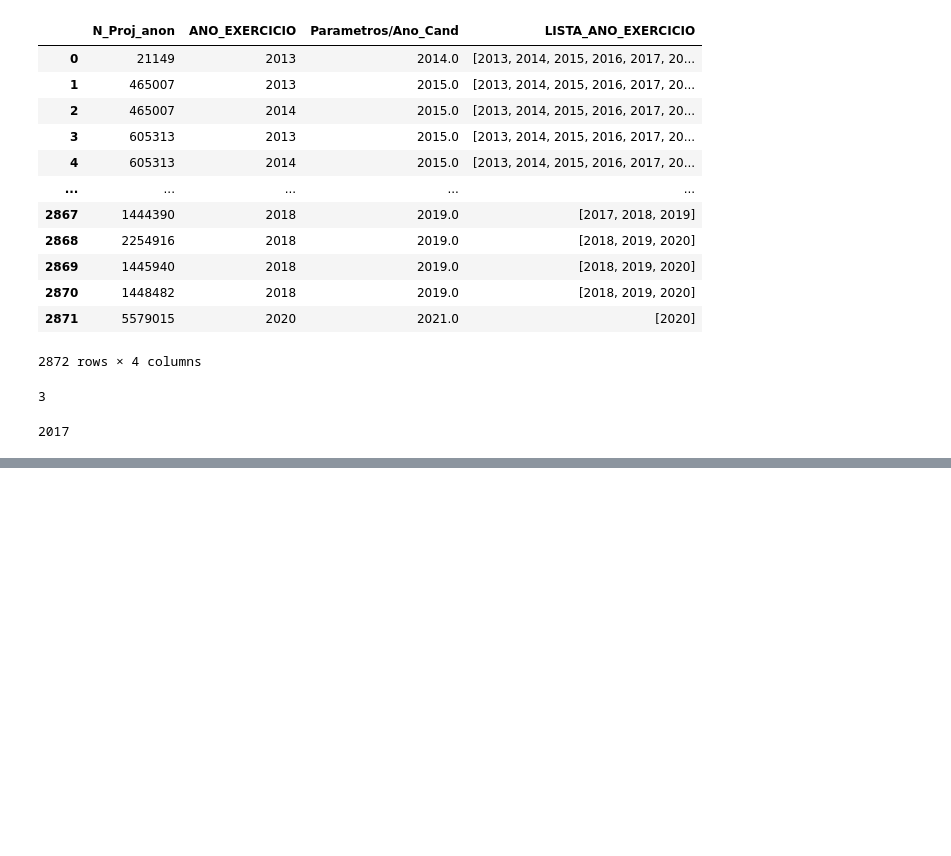
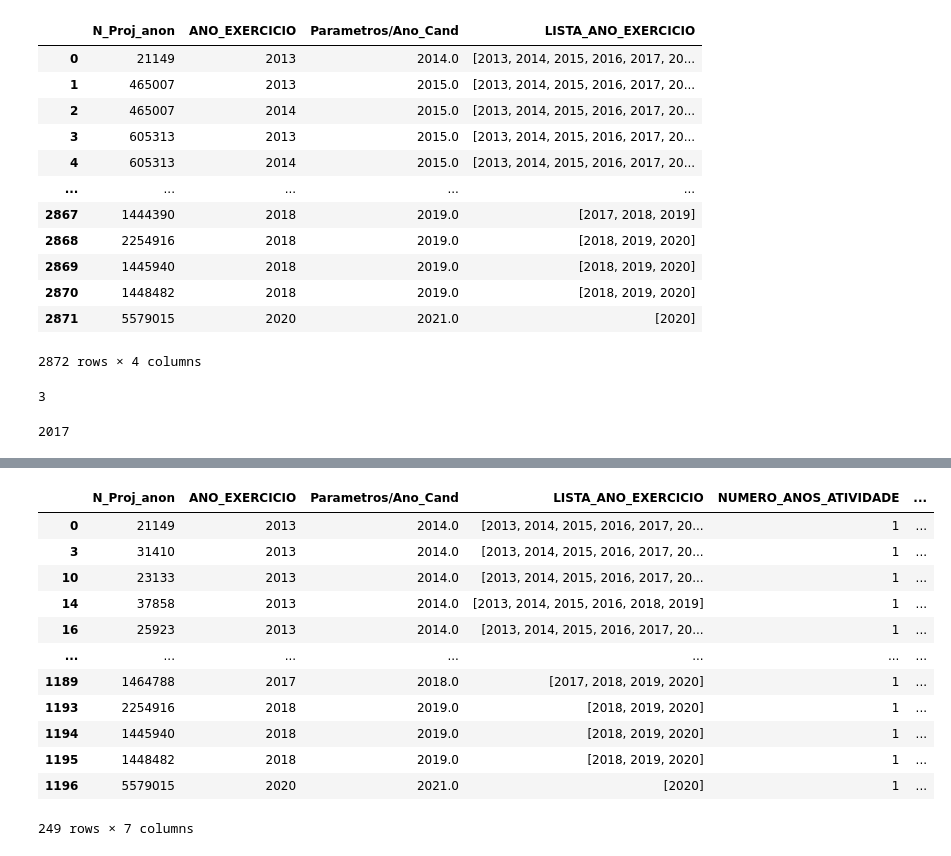
Before and after one commit to AfonsoMiao/ML_Project, a Jupyter notebook: Extract_Data_Code/non_filtered_projects_dataset/filter_all_projects_final_dataset.ipynb, the cells around one changed output, grey strips where cells are left out. Saved outputs shown, nothing was run; the diff lists cells and outputs as text; code cells hidden in the pictures; blank space fills up the shorter version.

```diff
--- a/Extract_Data_Code/filter_valid_projects_final_dataset2.ipynb
+++ b/Extract_Data_Code/non_filtered_projects_dataset/filter_all_projects_final_dataset.ipynb
@@ -286,0 +485,39 @@ Possui informação de anos anteriores
+# %%
+# Criar 3 colunas
+# Coluna com o numero de anos antes da candidaturas
+
+def numero_anos_atividade(row):
+    lista_ano_atividade = row['LISTA_ANO_EXERCICIO'].strip('][').split(', ')
+    min_ano_atividade = int(min(lista_ano_atividade))
+    ano_antes_candidatura = int(row['Parametros/Ano_Cand'])
+    if int(min_ano_atividade) <= int(ano_antes_candidatura):
+        return ano_antes_candidatura - min_ano_atividade
+    else:
+        return 0
+
+
+# Coluna flag a indicar se há informação para todos os anos, ou seja, 4 anos
+def flag_info_todos_anos(row):
+    lista_ano_atividade = row['LISTA_ANO_EXERCICIO'].strip('][').split(', ')
+    min_ano_atividade = int(min(lista_ano_atividade))
+    ano_antes_candidatura = int(row['Parametros/Ano_Cand'])
+    if min_ano_atividade <= ano_antes_candidatura:
+        if (ano_antes_candidatura - min_ano_atividade) == 4:
+            return 1
+        else:
+            return 0
+    else:
+        return 0
+
+# Coluna flag a indicar se há informação para algum ano
+def flag_info_algum_ano(row):
+    lista_ano_atividade = row['LISTA_ANO_EXERCICIO'].strip('][').split(', ')
+    min_ano_atividade = int(min(lista_ano_atividade))
+    ano_antes_candidatura = int(row['Parametros/Ano_Cand'])
+    if min_ano_atividade <= ano_antes_candidatura:
+        if (ano_antes_candidatura - min_ano_atividade) >= 0:
+            return 1
+        else:
+            return 0
+    else:
+        return 0
@@ -286,0 +545,20 @@ Possui informação de anos anteriores
+# %%
+df_teste2['NUMERO_ANOS_ATIVIDADE'] = df_teste2.apply(lambda x: numero_anos_atividade(x), axis=1)
+df_teste2['FLG_INFO_TODOS_ANOS'] = df_teste2.apply(lambda x: flag_info_todos_anos(x), axis=1)
+df_teste2['FLG_INFO_ALGUNS_ANOS'] = df_teste2.apply(lambda x: flag_info_algum_ano(x), axis=1)
+# %%
+df_teste2[df_teste2['NUMERO_ANOS_ATIVIDADE'] == 1]
+# %% [output]
+|  | N_Proj_anon | ANO_EXERCICIO | Parametros/Ano_Cand | LISTA_ANO_EXERCICIO | NUMERO_ANOS_ATIVIDADE | ... |
+| 0 | 21149 | 2013 | 2014.0 | [2013, 2014, 2015, 2016, 2017, 20... | 1 | ... |
+| 3 | 31410 | 2013 | 2014.0 | [2013, 2014, 2015, 2016, 2017, 20... | 1 | ... |
+| 10 | 23133 | 2013 | 2014.0 | [2013, 2014, 2015, 2016, 2017, 20... | 1 | ... |
+| 14 | 37858 | 2013 | 2014.0 | [2013, 2014, 2015, 2016, 2018, 2019] | 1 | ... |
+| 16 | 25923 | 2013 | 2014.0 | [2013, 2014, 2015, 2016, 2017, 20... | 1 | ... |
+| ... | ... | ... | ... | ... | ... | ... |
+| 1189 | 1464788 | 2017 | 2018.0 | [2017, 2018, 2019, 2020] | 1 | ... |
+| 1193 | 2254916 | 2018 | 2019.0 | [2018, 2019, 2020] | 1 | ... |
+| 1194 | 1445940 | 2018 | 2019.0 | [2018, 2019, 2020] | 1 | ... |
+| 1195 | 1448482 | 2018 | 2019.0 | [2018, 2019, 2020] | 1 | ... |
+| 1196 | 5579015 | 2020 | 2021.0 | [2020] | 1 | ... |
+249 rows × 7 columns
```
Also changed, not shown: parts of 33 cells of this notebook, 4 other files.
